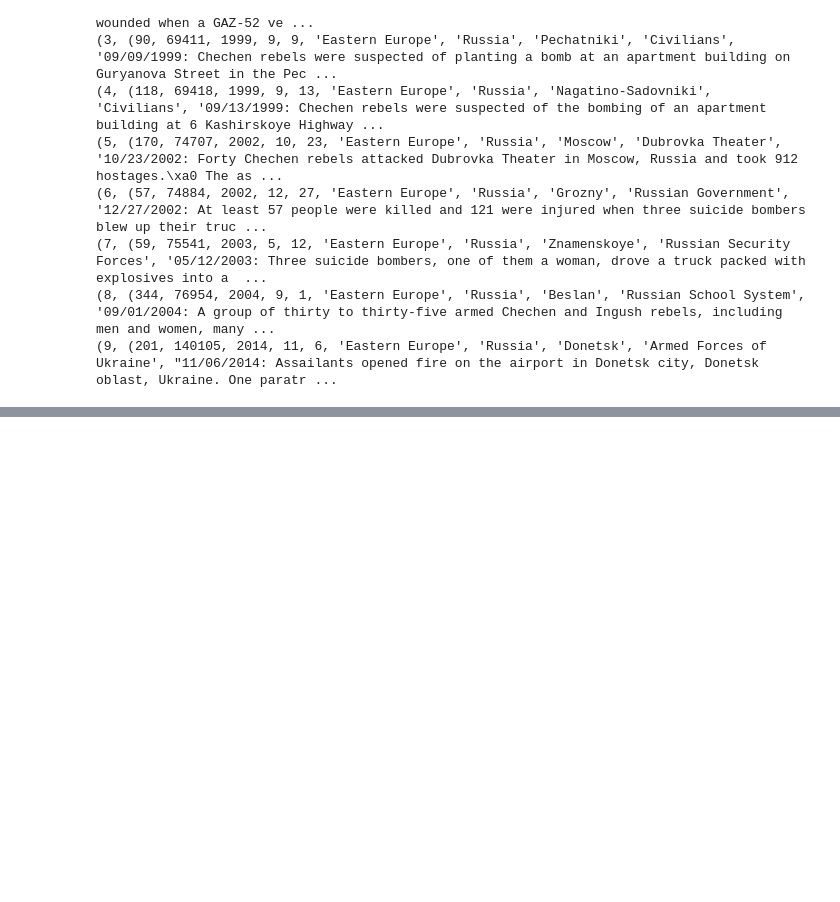
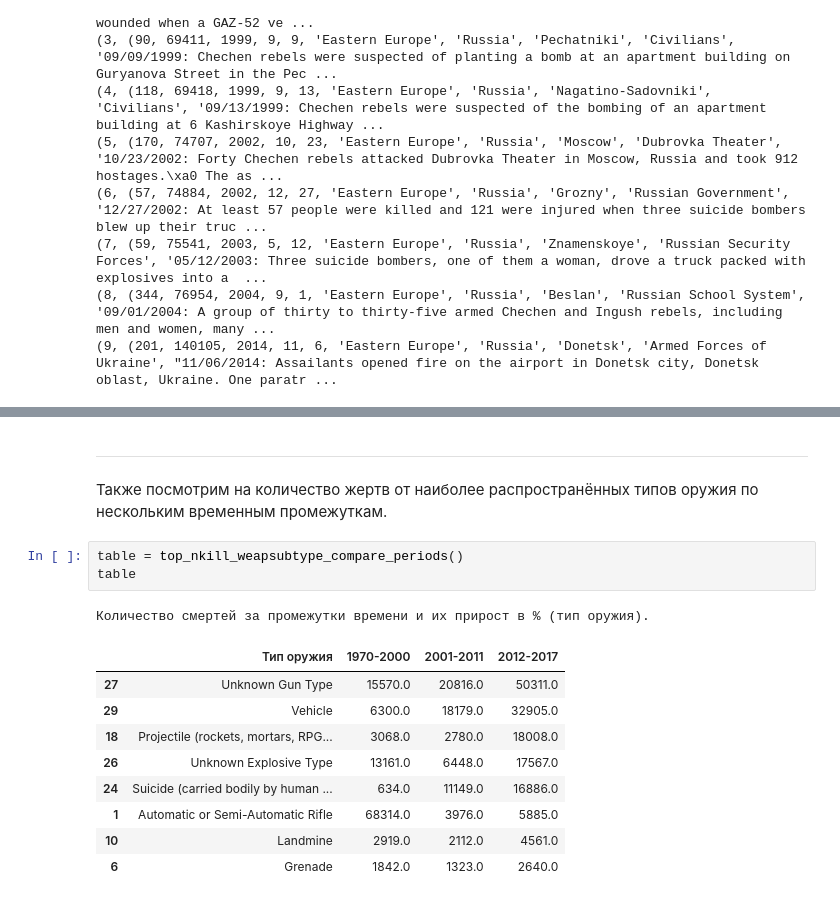
Before and after one commit to DS09-onl-studing/DS09-onl-org, a Jupyter notebook: Lesson_12_Analyse_GTDb.ipynb, the cells around one changed output, grey strips where cells are left out. Saved outputs shown, nothing was run; the diff lists cells and outputs as text; blank space fills up the shorter version.

```diff
--- a/Lesson_12_Analyse_GTDb.ipynb
+++ b/Lesson_12_Analyse_GTDb.ipynb
@@ -410,0 +518,17 @@ fig.show()
+# %% [markdown]
+---
+Также посмотрим на количество жертв от наиболее распространённых типов оружия по нескольким временным промежуткам.
+# %%
+table = top_nkill_weapsubtype_compare_periods()
+table
+# %% [output]
+Количество смертей за промежутки времени и их прирост в % (тип оружия).
+|  | Тип оружия | 1970-2000 | 2001-2011 | 2012-2017 |
+| 27 | Unknown Gun Type | 15570.0 | 20816.0 | 50311.0 |
+| 29 | Vehicle | 6300.0 | 18179.0 | 32905.0 |
+| 18 | Projectile (rockets, mortars, RPG... | 3068.0 | 2780.0 | 18008.0 |
+| 26 | Unknown Explosive Type | 13161.0 | 6448.0 | 17567.0 |
+| 24 | Suicide (carried bodily by human ... | 634.0 | 11149.0 | 16886.0 |
+| 1 | Automatic or Semi-Automatic Rifle | 68314.0 | 3976.0 | 5885.0 |
+| 10 | Landmine | 2919.0 | 2112.0 | 4561.0 |
+| 6 | Grenade | 1842.0 | 1323.0 | 2640.0 |
```
Also changed, not shown: parts of 31 cells of this notebook, 1 other file.
